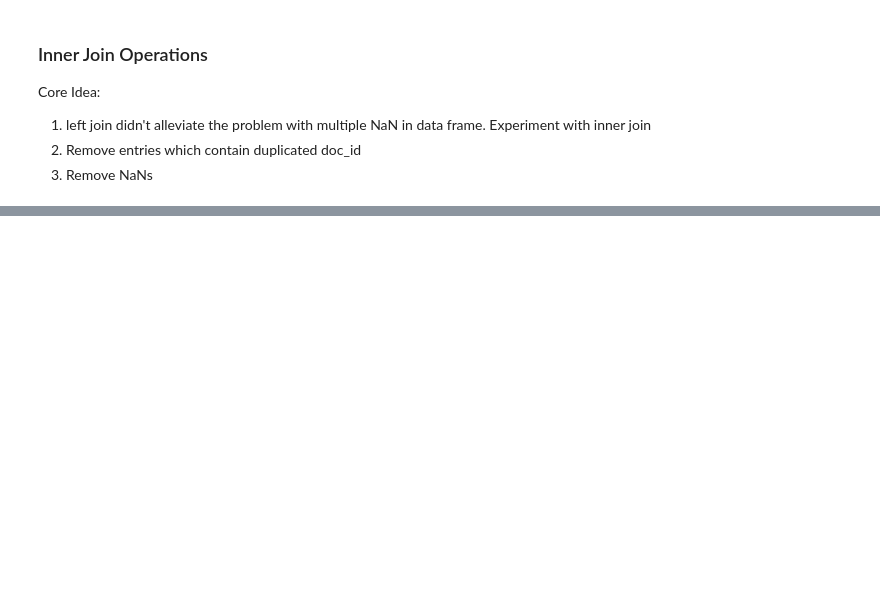
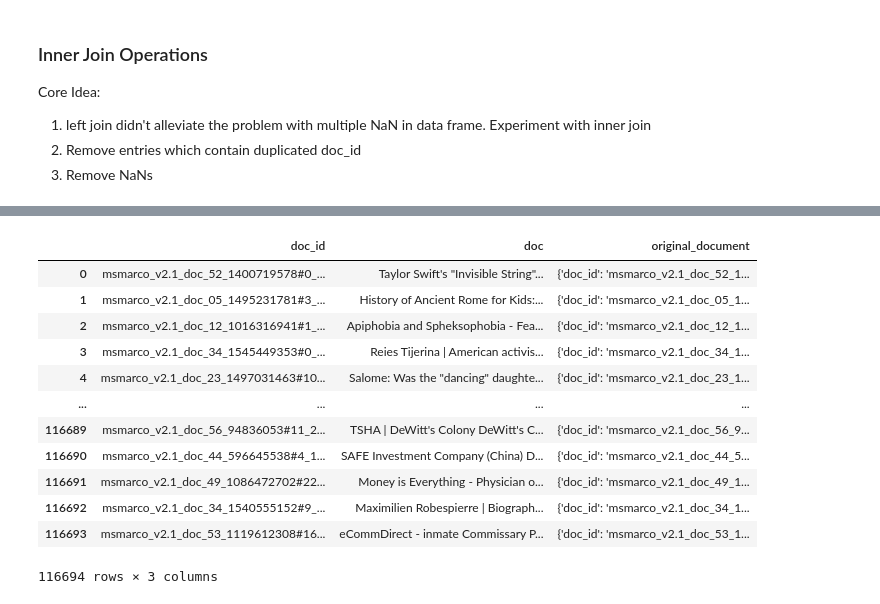
Before and after one commit to AlbertGesk/slt_group_2_positional_bias, a Jupyter notebook: notebooks/4.0-ag-package-merged-data-frame.ipynb, the cells around one changed output, grey strips where cells are left out. Drawn from its saved outputs; the diff is of its cells as text; code cells hidden in the pictures; blank space fills up the shorter version.

```diff
--- a/notebooks/4.0-ag-package-merged-data-frame.ipynb
+++ b/notebooks/4.0-ag-package-merged-data-frame.ipynb
@@ -67,0 +73,16 @@ df_merged
+# %%
+df_docs
+# %% [output]
+|  | doc_id | doc | original_document |
+| 0 | msmarco_v2.1_doc_52_1400719578#0_... | Taylor Swift's "Invisible String"... | {'doc_id': 'msmarco_v2.1_doc_52_1... |
+| 1 | msmarco_v2.1_doc_05_1495231781#3_... | History of Ancient Rome for Kids:... | {'doc_id': 'msmarco_v2.1_doc_05_1... |
+| 2 | msmarco_v2.1_doc_12_1016316941#1_... | Apiphobia and Spheksophobia - Fea... | {'doc_id': 'msmarco_v2.1_doc_12_1... |
+| 3 | msmarco_v2.1_doc_34_1545449353#0_... | Reies Tijerina | American activis... | {'doc_id': 'msmarco_v2.1_doc_34_1... |
+| 4 | msmarco_v2.1_doc_23_1497031463#10... | Salome: Was the "dancing" daughte... | {'doc_id': 'msmarco_v2.1_doc_23_1... |
+| ... | ... | ... | ... |
+| 116689 | msmarco_v2.1_doc_56_94836053#11_2... | TSHA | DeWitt's Colony DeWitt's C... | {'doc_id': 'msmarco_v2.1_doc_56_9... |
+| 116690 | msmarco_v2.1_doc_44_596645538#4_1... | SAFE Investment Company (China) D... | {'doc_id': 'msmarco_v2.1_doc_44_5... |
+| 116691 | msmarco_v2.1_doc_49_1086472702#22... | Money is Everything - Physician o... | {'doc_id': 'msmarco_v2.1_doc_49_1... |
+| 116692 | msmarco_v2.1_doc_34_1540555152#9_... | Maximilien Robespierre | Biograph... | {'doc_id': 'msmarco_v2.1_doc_34_1... |
+| 116693 | msmarco_v2.1_doc_53_1119612308#16... | eCommDirect - inmate Commissary P... | {'doc_id': 'msmarco_v2.1_doc_53_1... |
+116694 rows × 3 columns
```
Also changed, not shown: parts of 5 cells of this notebook, 7 other files.
